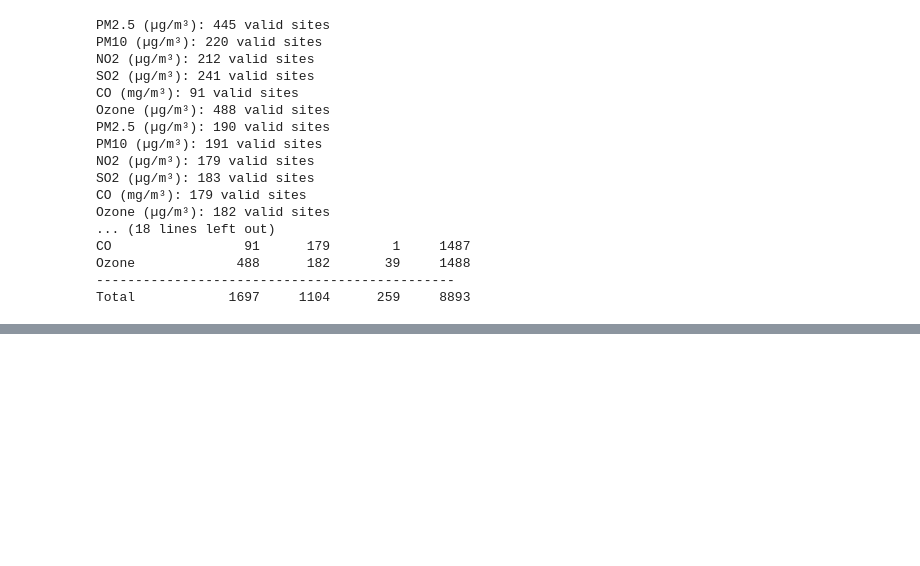
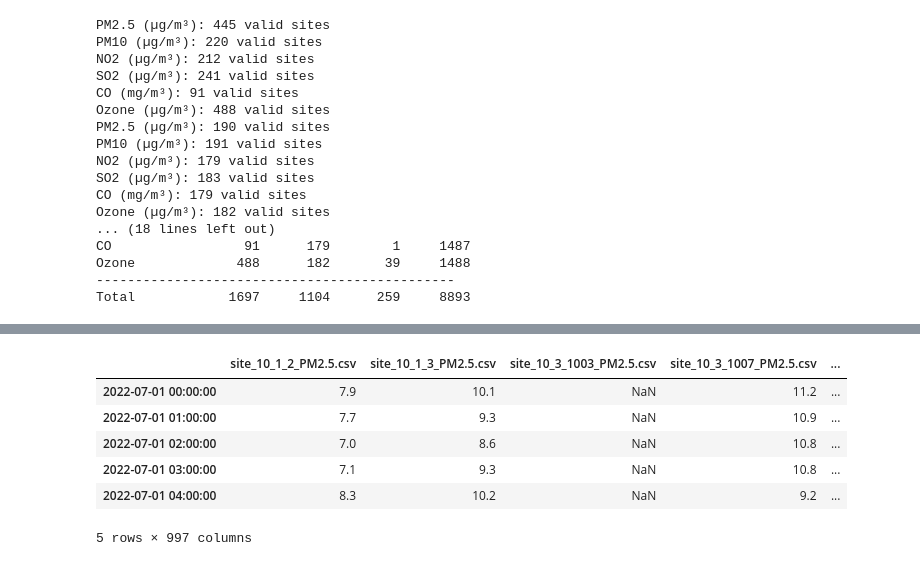
Before and after one commit to Rishi-Bharadwaj/Air-Pollution-Time-Series, a Jupyter notebook: temp.ipynb, the cells around one changed output, grey strips where cells are left out. Cells and saved outputs as stored; diff of their text form; code cells hidden in the pictures; blank space fills up the shorter version.

```diff
--- a/temp.ipynb
+++ b/temp.ipynb
@@ -97,0 +140,10 @@ Total            1697     1104      259     8893
+# %%
+df.head()
+# %% [output]
+|  | site_10_1_2_PM2.5.csv | site_10_1_3_PM2.5.csv | site_10_3_1003_PM2.5.csv | site_10_3_1007_PM2.5.csv | ... |
+| 2022-07-01 00:00:00 | 7.9 | 10.1 | NaN | 11.2 | ... |
+| 2022-07-01 01:00:00 | 7.7 | 9.3 | NaN | 10.9 | ... |
+| 2022-07-01 02:00:00 | 7.0 | 8.6 | NaN | 10.8 | ... |
+| 2022-07-01 03:00:00 | 7.1 | 9.3 | NaN | 10.8 | ... |
+| 2022-07-01 04:00:00 | 8.3 | 10.2 | NaN | 9.2 | ... |
+5 rows × 997 columns
```
Also changed, not shown: parts of 9 cells of this notebook, 1 other file.
